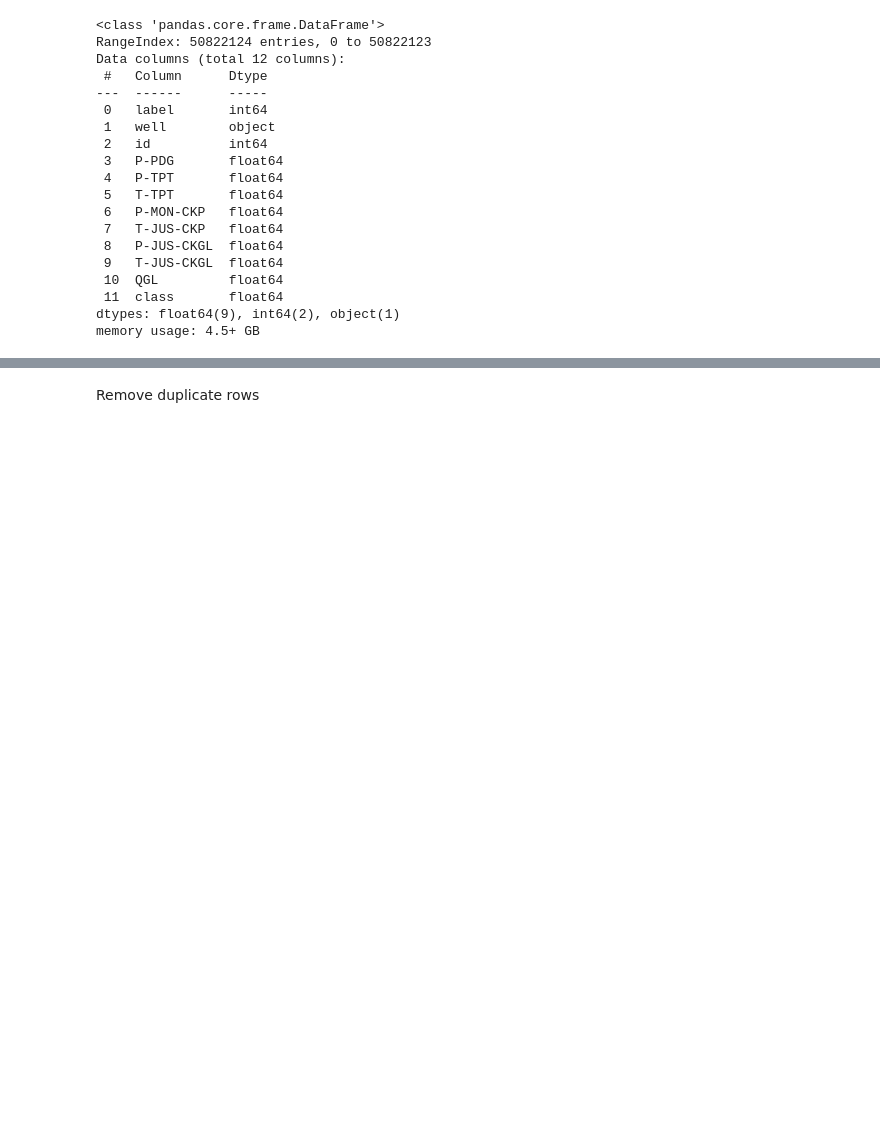
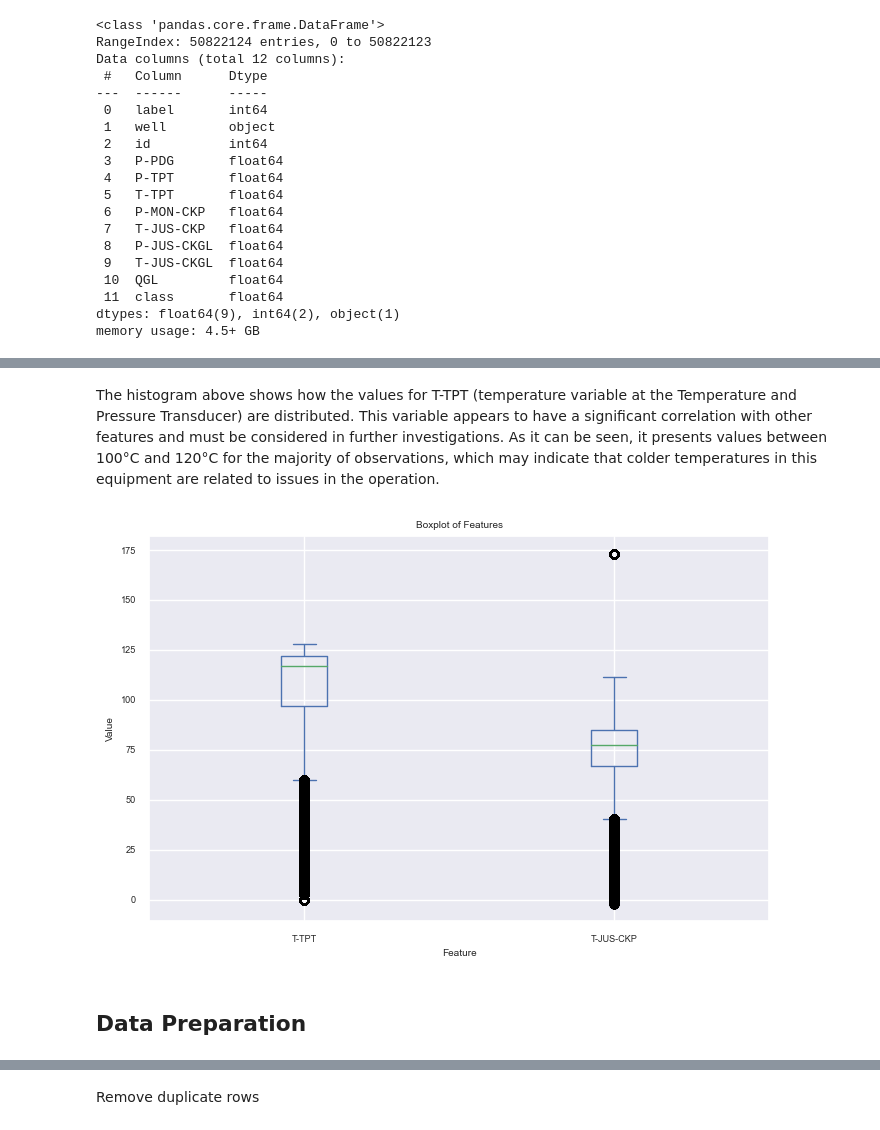
Before and after one commit to RealDyllon/3W-Petrobras, a Jupyter notebook: overviews/_baseline/Explore_dataset.ipynb, the cells around one changed output, grey strips where cells are left out. Cells and saved outputs as stored; diff of their text form; code cells hidden in the pictures; blank space fills up the shorter version.

Commit message:
added boxplot for temperature features

```diff
--- a/overviews/_baseline/Explore_dataset.ipynb
+++ b/overviews/_baseline/Explore_dataset.ipynb
@@ -208,0 +205,17 @@ The histograms above shows how the values for T-TPT (temperature variable at the
+# %% [markdown]
+The histogram above shows how the values for T-TPT (temperature variable at the Temperature and Pressure Transducer) are distributed. This variable appears to have a significant correlation with other features and must be considered in further investigations. As it can be seen, it presents values between 100°C and 120°C for the majority of observations, which may indicate that colder temperatures in this equipment are related to issues in the operation.
+# %%
+columns = ['T-TPT','T-JUS-CKP']
+
+# P-PDG             5875
+# P-TPT             6184
+# P-MON-CKP      1121628
+# P-JUS-CKGL    40814636
+
+df[columns].plot(kind='box', figsize=(8, 5))
+plt.title('Boxplot of Features')
+plt.xlabel('Feature')
+plt.ylabel('Value')
+plt.show()
+# %% [output]
+[figure, added]
@@ -209,3 +230,5 @@ The histograms above shows how the values for T-TPT (temperature variable at the
+# %% [markdown]
+## Data Preparation
 # %%
 df = df.drop(columns=['T-JUS-CKGL']) #100% NaN
 # %%
```
Also changed, not shown: parts of 25 cells of this notebook.
